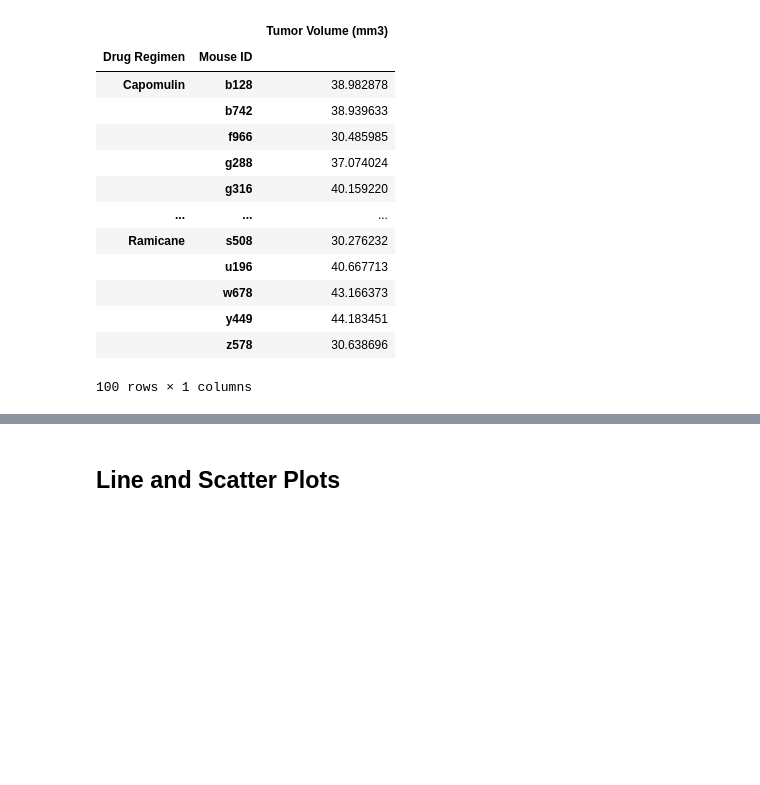
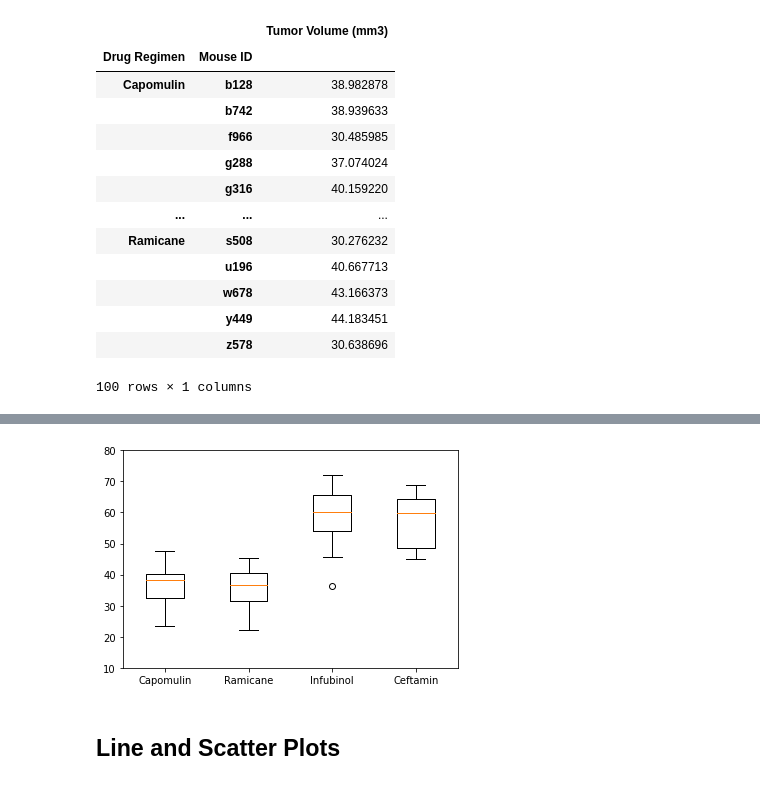
Before and after one commit to jpraasch/Matplotlib, a Jupyter notebook: Pymaceuticals/pymaceuticals_starter.ipynb, the cells around one changed output, grey strips where cells are left out. Cells and saved outputs as stored; diff of their text form; code cells hidden in the pictures; blank space fills up the shorter version.

Commit message:
Finised IQR and Box Plot

```diff
--- a/Pymaceuticals/pymaceuticals_starter.ipynb
+++ b/Pymaceuticals/pymaceuticals_starter.ipynb
@@ -325,13 +355,15 @@ for x in treatments:
 # %%
 # Generate a box plot of the final tumor volume of each mouse across four regimens of interest
-final_df = best_regimen_df.reset_index()
-tumor_lists = final_df.groupby('Drug Regimen')['Tumor Volume (mm3)'].apply(list)
+wiskerplot_df = last_regime_df.reset_index()
+tumor_lists = wiskerplot_df.groupby('Drug Regimen')['Tumor Volume (mm3)'].apply(list)
 tumor_list_df = pd.DataFrame(tumor_lists)
-tumor_list_df = tumor_list_df.reindex(top_4)
+tumor_list_df = tumor_list_df.reindex(Drugs)
 tumor_vols = [vol for vol in tumor_list_df['Tumor Volume (mm3)']]
-plt.boxplot(tumor_vols, labels=top_4)
+plt.boxplot(tumor_vols, labels=Drugs)
 plt.ylim(10, 80)
 plt.show()
+# %% [output]
+[figure, added]
 # %% [markdown]
 ## Line and Scatter Plots
 # %%
```
Also changed, not shown: parts of 3 cells of this notebook.
